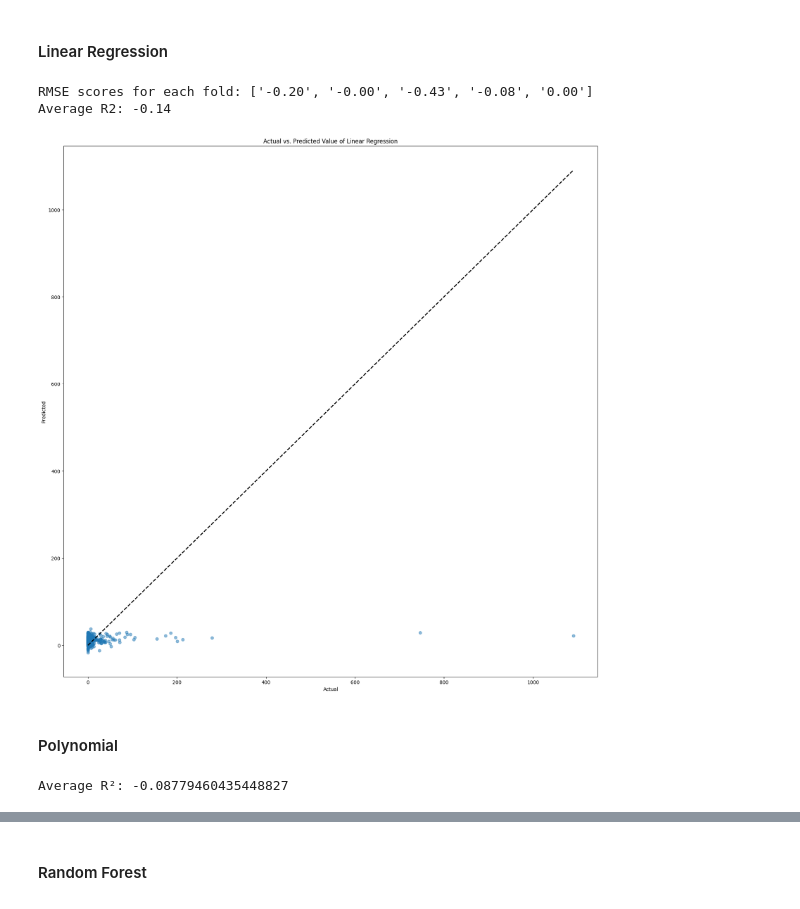
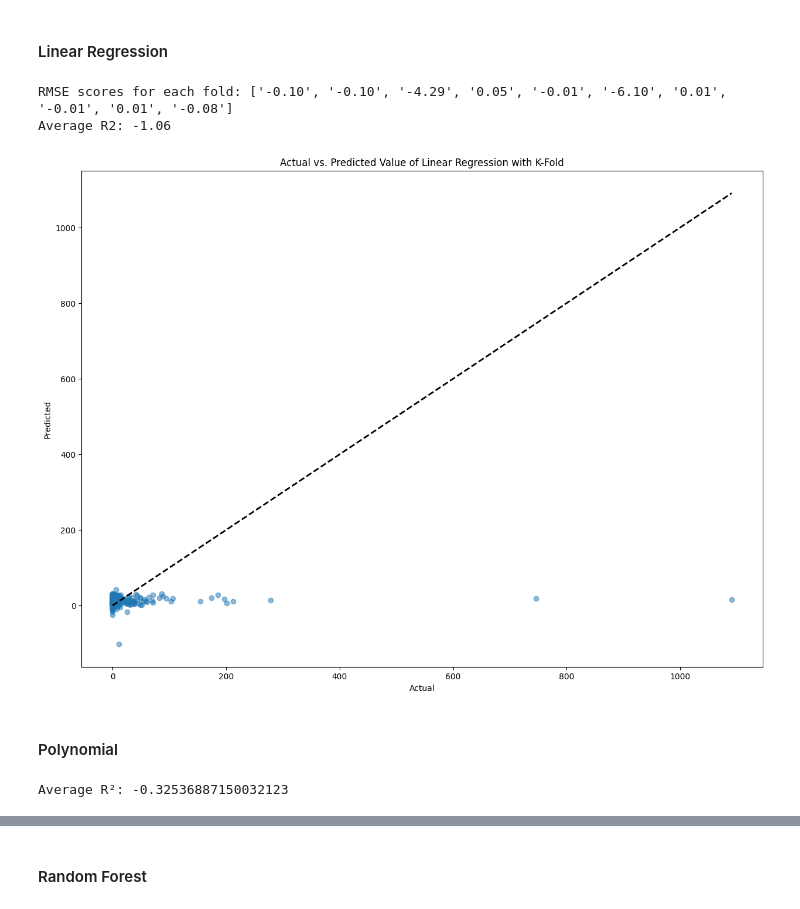
Before and after one commit to PrelaunchZeus2/Data-319-Model-Data-Based-Methods, a Jupyter notebook: Final Project/Fires.ipynb, the cells around one changed output, grey strips where cells are left out. Cells and saved outputs as stored; diff of their text form; code cells hidden in the pictures.

Commit message:
Fixing models but they still suck

```diff
--- a/Final Project/Fires.ipynb
+++ b/Final Project/Fires.ipynb
@@ -121,12 +102,6 @@ from sklearn.preprocessing import StandardScaler
 #set dependent and independent vars
 X = fire_data[['FFMC', 'DMC', 'DC', 'ISI', 'temp', 'RH', 'wind', 'rain']]
 Y = fire_data['area']
-
-#standardize X
-
-scaler = StandardScaler()
-scaled_features = scaler.fit_transform(X)
-X = scaled_features
 
 #perform regression
 f_vals, p_vals = f_regression(X, Y)
@@ -159,7 +134,7 @@ plt.show()
 from sklearn.linear_model import LinearRegression
 from sklearn.model_selection import KFold, cross_val_score
 
-k_folds = KFold(n_splits = 5, shuffle = True)
+k_folds = KFold(n_splits = 10, shuffle = True)
 
 lreg = LinearRegression()
 
@@ -168,41 +143,54 @@ scores = cross_val_score(lreg, X, Y, cv = k_folds, scoring = 'r2')
 print(f"RMSE scores for each fold: {[f'{score:.2f}' for score in scores]}")
 print(f"Average R2: {np.mean(scores):.2f}")
 # %% [output]
-RMSE scores for each fold: ['-0.20', '-0.00', '-0.43', '-0.08', '0.00']
-Average R2: -0.14
+RMSE scores for each fold: ['-0.10', '-0.10', '-4.29', '0.05', '-0.01', '-6.10', '0.01', '-0.01', '0.01', '-0.08']
+Average R2: -1.06
 # %%
-preds = lreg.fit(X, Y).predict(X)
+all_preds = []
+all_y_test = []
 
-#plot of actual vs predicted
-plt.figure(figsize = (20, 20))
-plt.scatter(Y, preds, alpha = 0.5)
+for train_index, test_index in k_folds.split(X):
+    X_train, X_test = X.iloc[train_index], X.iloc[test_index]
+    Y_train, Y_test = Y.iloc[train_index], Y.iloc[test_index]
 
-#perfect fit line
-plt.plot([Y.min(), Y.max()], [Y.min(), Y.max()], 'k--', lw = 2)
-plt.title('Actual vs. Predicted Value of Linear Regression')
+    # Fit the model and predict
+    preds = lreg.fit(X_train, Y_train).predict(X_test)
+
+    # Store predictions and actual values
+    all_preds.extend(preds)
+    all_y_test.extend(Y_test)
+
+# Convert lists to numpy arrays for plotting
+all_preds = np.array(all_preds)
+all_y_test = np.array(all_y_test)
+
+# Plot of actual vs predicted
+plt.figure(figsize=(15, 11))
+plt.scatter(all_y_test, all_preds, alpha=0.5)
+
+# Perfect fit line
+plt.plot([all_y_test.min(), all_y_test.max()], [all_y_test.min(), all_y_test.max()], 'k--', lw=2)
+plt.title('Actual vs. Predicted Value of Linear Regression with K-Fold')
 plt.ylabel('Predicted')
 plt.xlabel('Actual')
 plt.show()
 # %% [output]
-[figure, old version]
+[figure, new version]
 # %% [markdown]
 #### Polynomial
 # %%
 from sklearn.preprocessing import PolynomialFeatures
 from sklearn.model_selection import KFold, cross_val_score
 from sklearn.metrics import r2_score
-# Assuming X and Y are defined and contain your features and target variable respectively
-# Initialize KFold
-kf = KFold(n_splits=5, shuffle=True, random_state=42)
 
 # Prepare to collect the scores
 r2_scores = []
 
 # Perform K-Fold Cross-Validation
-for train_index, test_index in kf.split(X):
+for train_index, test_index in k_folds.split(X):
     # Split data
-    X_train, X_test = X[train_index], X[test_index]
-    Y_train, Y_test = Y[train_index], Y[test_index]
+    X_train, X_test = X.iloc[train_index], X.iloc[test_index]
+    Y_train, Y_test = Y.iloc[train_index], Y.iloc[test_index]
 
     # Fit the model
     model = LinearRegression()
@@ -217,7 +205,7 @@ for train_index, test_index in kf.split(X):
 average_r2 = np.mean(r2_scores)
 print(f"Average R²: {average_r2}")
 # %% [output]
-Average R²: -0.08779460435448827
+Average R²: -0.32536887150032123
 # %%
 #plot of actual vs predicted
 plt.figure(figsize = (15, 11))
```
Also changed, not shown: parts of 6 cells of this notebook.
